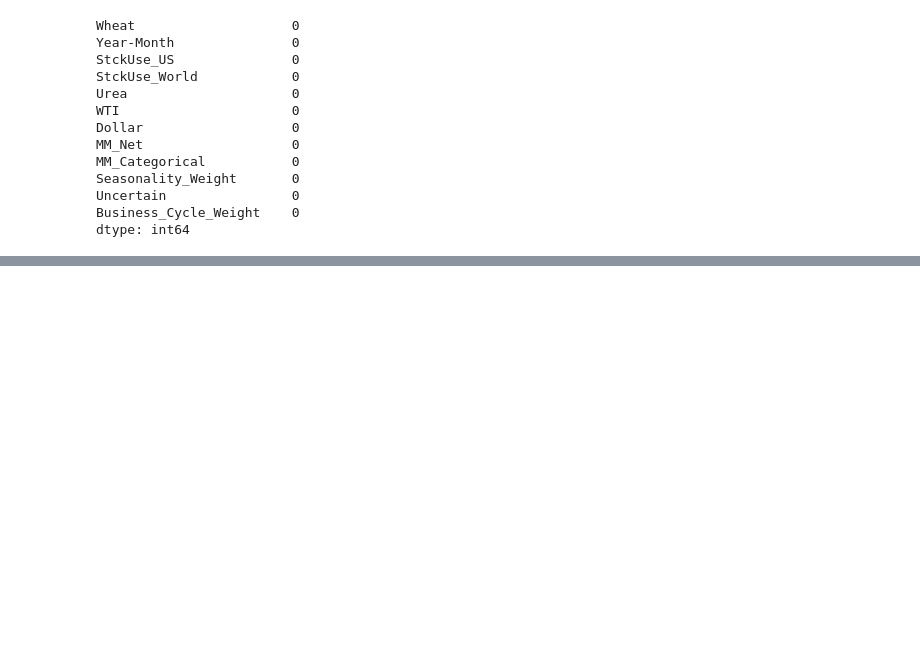
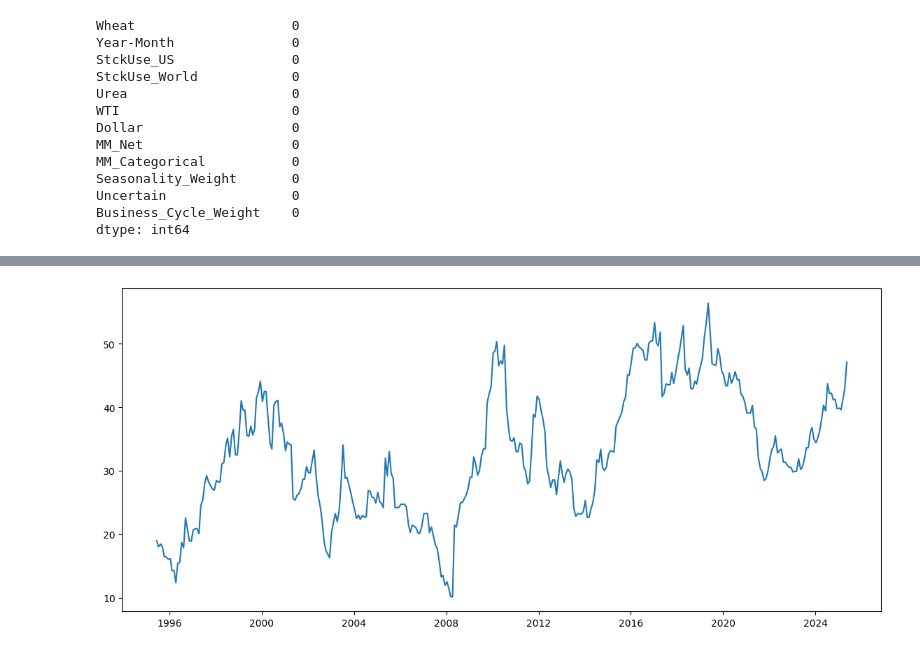
Before and after one commit to aleexv6/WheatPriceModel, a Jupyter notebook: dataset.ipynb, the cells around one changed output, grey strips where cells are left out. Cells and saved outputs as stored; diff of their text form; code cells hidden in the pictures; blank space fills up the shorter version.

```diff
--- a/dataset.ipynb
+++ b/dataset.ipynb
@@ -397,0 +465,6 @@ df_corr.corr()  # matrice de corrélation
+# %%
+plt.figure(figsize=(14, 6))
+plt.plot(us_wheat_stckuse["Date"], us_wheat_stckuse["StckUse"])
+plt.show()
+# %% [output]
+[figure, added]
```
Also changed, not shown: parts of 9 cells of this notebook, 3 other files.
